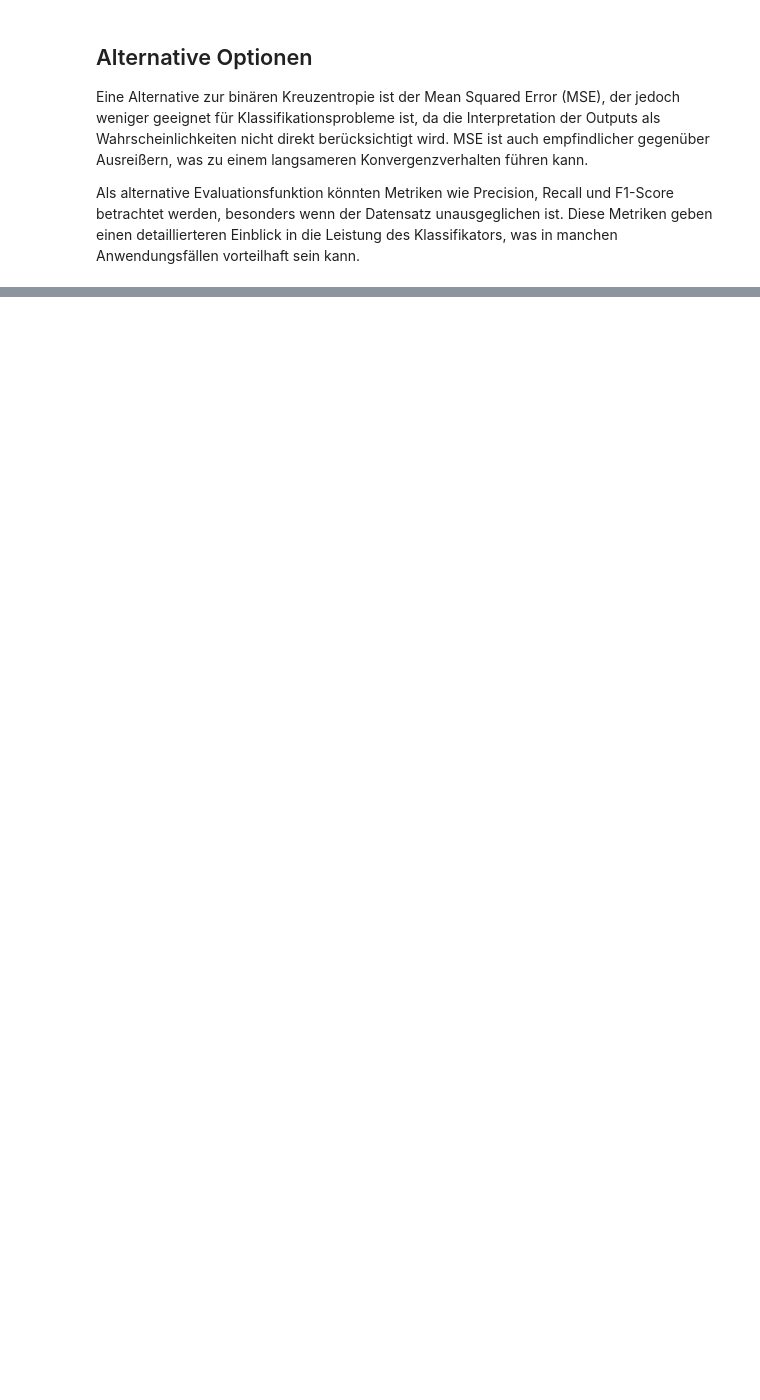
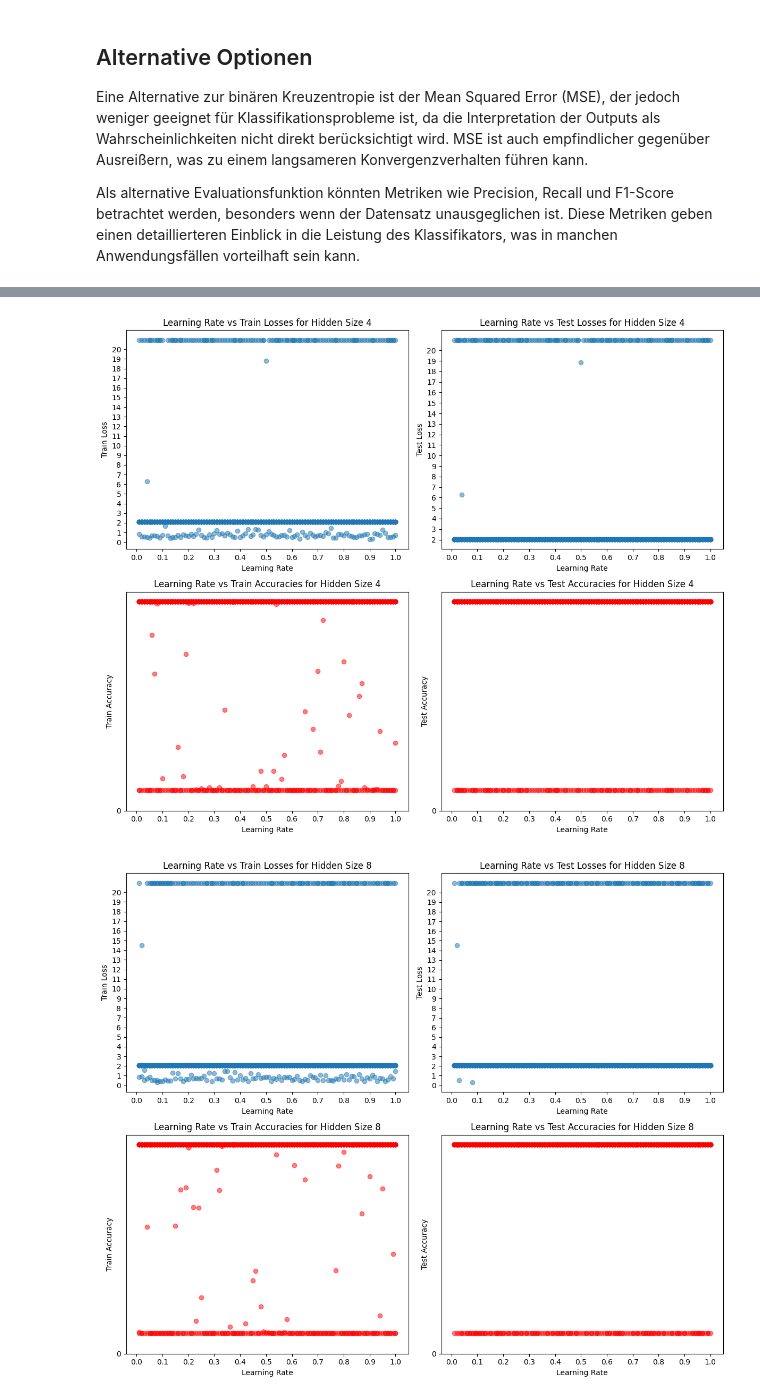
Before and after one commit to infamousperi/GradientDecent, a Jupyter notebook: MC1.ipynb, the cells around one changed output, grey strips where cells are left out. Drawn from its saved outputs; the diff is of its cells as text; code cells hidden in the pictures; blank space fills up the shorter version.

```diff
--- a/MC1.ipynb
+++ b/MC1.ipynb
@@ -286,0 +353,20 @@ Als alternative Evaluationsfunktion könnten Metriken wie Precision, Recall und
+# %%
+learning_rates = np.arange(0.01, 1.01, 0.01)
+hidden_layer_sizes = [4, 8, 16]
+
+# Example of a model_constructor (needs to be adapted to your implementation)
+def model_constructor(input_dim, hidden_dim, output_dim, learning_rate):
+    return NeuralNetwork(input_dim, hidden_dim, output_dim, learning_rate)
+
+# Define training and validation datasets
+results = train_and_evaluate(model_constructor, train_images, train_labels, test_images, test_labels, learning_rates, hidden_layer_sizes)
+# %%
+results_list = []
+for config, metrics in results.items():
+    final_train_loss = metrics["train_losses"][-1]
+    final_test_loss = metrics["test_losses"][-1]
+    final_train_accuracy = metrics["train_accuracies"][-1]
+    final_test_accuracy = metrics["test_accuracies"][-1]
+    results_list.append((config, final_train_loss, final_test_loss, final_train_accuracy, final_test_accuracy))
+    print(f"{config}: Train Loss: {final_train_loss:.4f}, Test Loss: {final_test_loss:.4f}, "
+          f"Train Accuracy: {final_train_accuracy:.4f}, Test Accuracy: {final_test_accuracy:.4f}")
@@ -286,0 +433,45 @@ Als alternative Evaluationsfunktion könnten Metriken wie Precision, Recall und
+# %%
+for hidden_size, data in plot_data.items():
+    plt.figure(figsize=(12, 10))  # Adjusting figure size to accommodate four subplots
+
+    # Plot for training losses
+    plt.subplot(2, 2, 1)  # Adjusting subplot grid to 2x2 and selecting the first plot
+    plt.scatter(data['learning_rates'], data['train_losses'], alpha=0.5)
+    plt.title(f'Learning Rate vs Train Losses for Hidden Size {hidden_size}')
+    plt.xlabel('Learning Rate')
+    plt.ylabel('Train Loss')
+    plt.xticks(ticks=[i * 0.1 for i in range(int(min(data['learning_rates']) / 0.1), int(max(data['learning_rates']) / 0.1) + 1)])
+    plt.yticks(ticks=range(int(min(data['train_losses'])), int(max(data['train_losses'])) + 1, 1))
+
+    # Plot for testing losses
+    plt.subplot(2, 2, 2)  # Selecting the second plot
+    plt.scatter(data['learning_rates'], data['test_losses'], alpha=0.5)
+    plt.title(f'Learning Rate vs Test Losses for Hidden Size {hidden_size}')
+    plt.xlabel('Learning Rate')
+    plt.ylabel('Test Loss')
+    plt.xticks(ticks=[i * 0.1 for i in range(int(min(data['learning_rates']) / 0.1), int(max(data['learning_rates']) / 0.1) + 1)])
+    plt.yticks(ticks=range(int(min(data['test_losses'])), int(max(data['test_losses'])) + 1, 1))
+
+    # Plot for training accuracies
+    plt.subplot(2, 2, 3)  # Selecting the third plot
+    plt.scatter(data['learning_rates'], data['train_accuracies'], alpha=0.5, c='r')
+    plt.title(f'Learning Rate vs Train Accuracies for Hidden Size {hidden_size}')
+    plt.xlabel('Learning Rate')
+    plt.ylabel('Train Accuracy')
+    plt.xticks(ticks=[i * 0.1 for i in range(int(min(data['learning_rates']) / 0.1), int(max(data['learning_rates']) / 0.1) + 1)])
+    plt.yticks(ticks=range(int(min(data['train_accuracies'])), int(max(data['train_accuracies'])) + 1, 1))
+
+    # Plot for testing accuracies
+    plt.subplot(2, 2, 4)  # Selecting the fourth plot
+    plt.scatter(data['learning_rates'], data['test_accuracies'], alpha=0.5, c='r')
+    plt.title(f'Learning Rate vs Test Accuracies for Hidden Size {hidden_size}')
+    plt.xlabel('Learning Rate')
+    plt.ylabel('Test Accuracy')
+    plt.xticks(ticks=[i * 0.1 for i in range(int(min(data['learning_rates']) / 0.1), int(max(data['learning_rates']) / 0.1) + 1)])
+    plt.yticks(ticks=range(int(min(data['test_accuracies'])), int(max(data['test_accuracies'])) + 1, 1))
+
+    plt.tight_layout()
+    plt.show()
+# %% [output]
+[figure, added]
+[figure, added]
```
Also changed, not shown: parts of 12 cells of this notebook, 2 other files.
